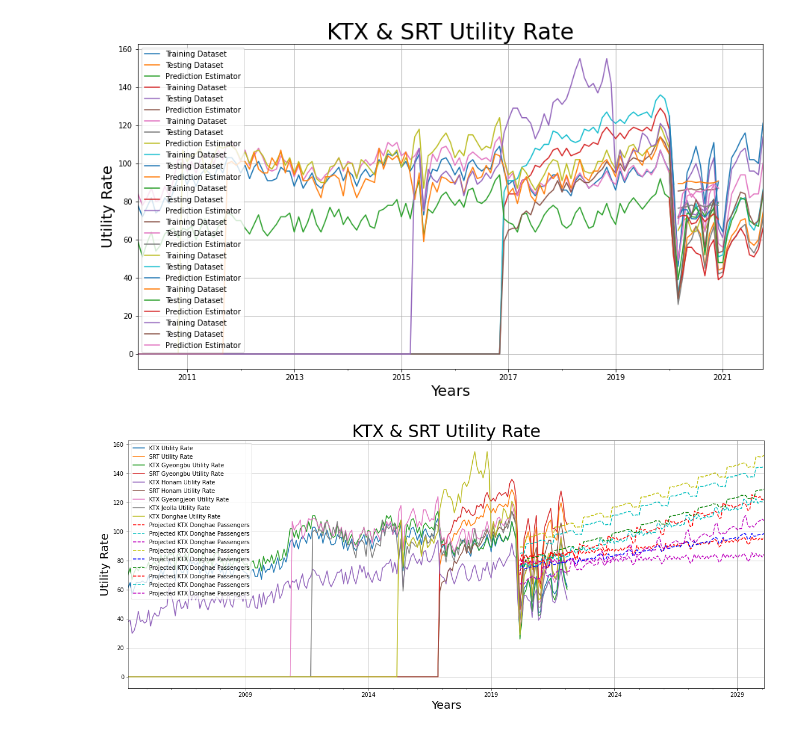
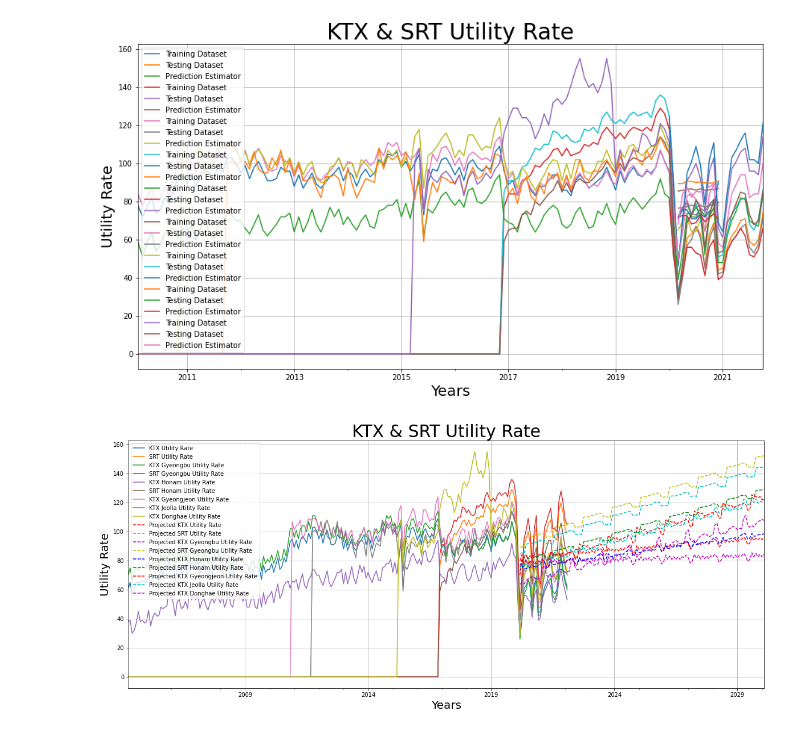
Before and after one commit to lotlouischoitslab/KTX_Image_Classification, a Jupyter notebook: ktx_data_analysis.ipynb, the cells around one changed output. Saved outputs shown, nothing was run; the diff lists cells and outputs as text; code cells hidden in the pictures.

```diff
--- a/ktx_data_analysis.ipynb
+++ b/ktx_data_analysis.ipynb
@@ -353,15 +353,15 @@ for utility_elem in utility_list:
 # %%
 time_series2.plot(figsize=(20,8))
 for utility_elem in utility_list:
     traffic_model2 = ExponentialSmoothing(training_df2[utility_elem],trend='add',seasonal='add',seasonal_periods=14).fit()
     passenger_forecast2 = traffic_model2.forecast(120)
-    passenger_forecast2.plot(label='Projected ' + total_elem,style='--',color=colors[count%len(colors)])
+    passenger_forecast2.plot(label='Projected ' + utility_elem,style='--',color=colors[count%len(colors)])
     plt.grid()
     plt.xlabel('Years',fontsize=20)
     plt.ylabel('Utility Rate',fontsize=20)
     plt.title('KTX & SRT Utility Rate',fontsize=30)
     plt.legend()
     count +=1
     plt.savefig('data_explore/utility_pred.png')
 # %% [output]
-[figure, old version]
+[figure, new version]
```
Also changed, not shown: 1 other file.
